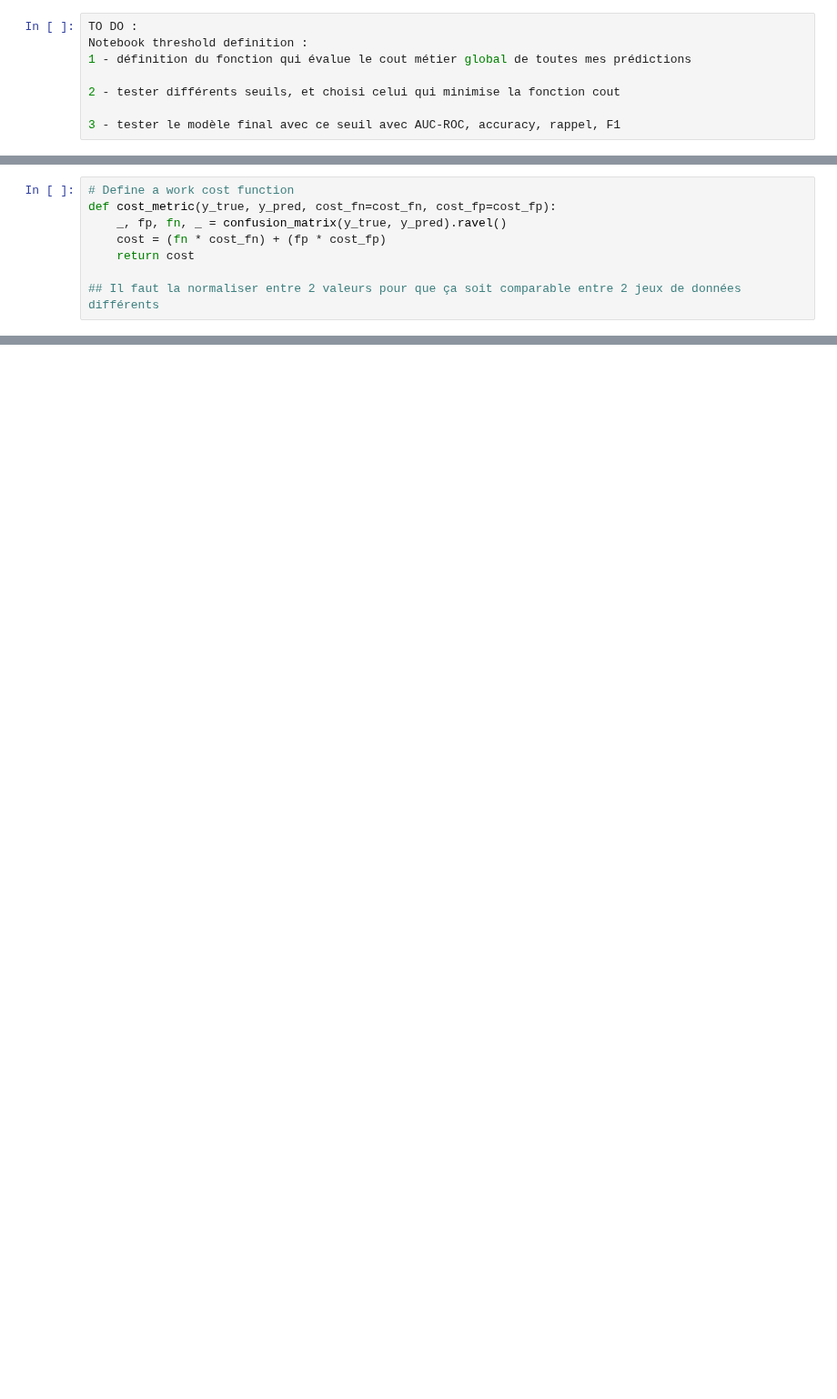
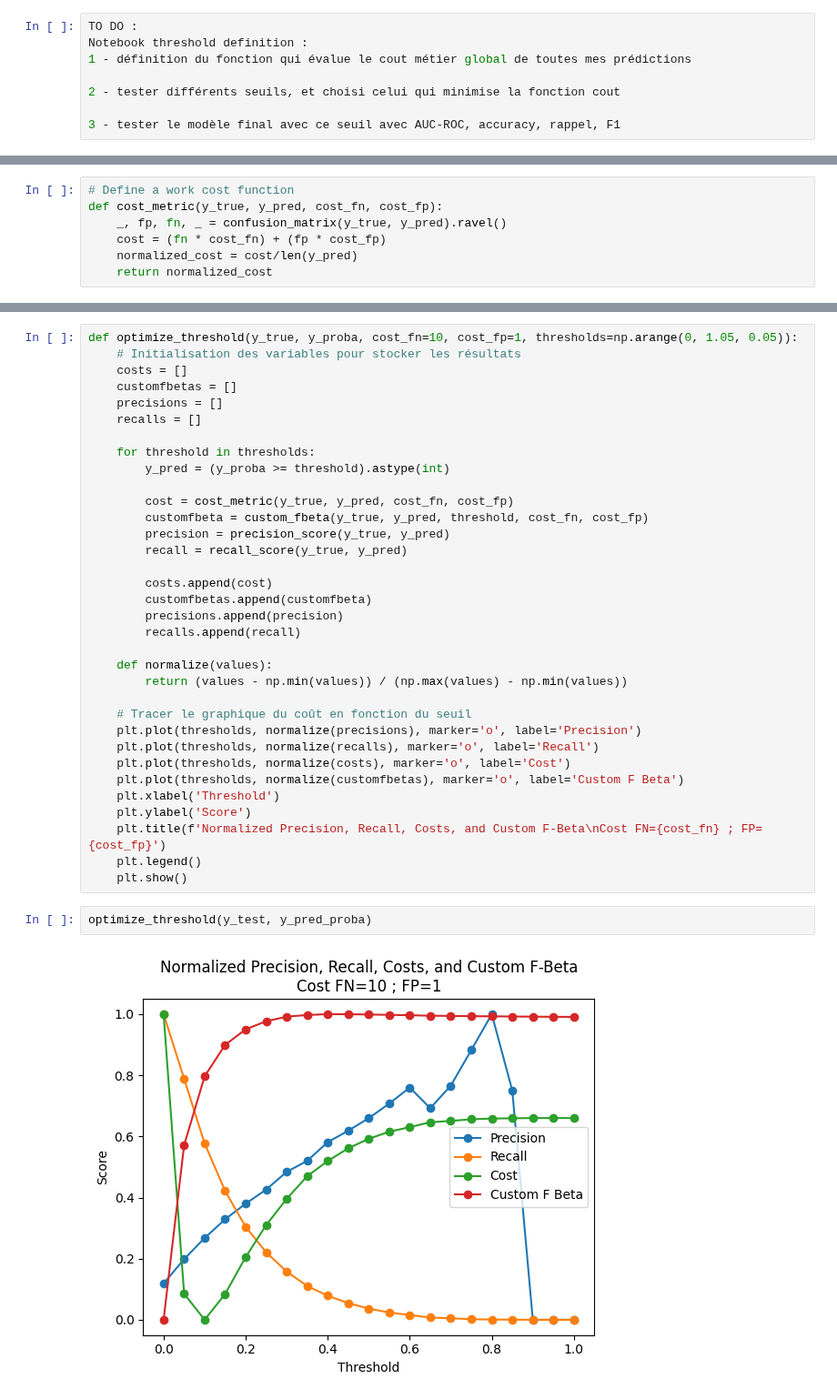
Before and after one commit to felix1801/OpenClassrooms-Projet-7-Modeling, a Jupyter notebook: notebooks/5-threshold_definition.ipynb, the cells around one changed output, grey strips where cells are left out. Shown at 91% size. Drawn from its saved outputs; the diff is of its cells as text; blank space fills up the shorter version.

Commit message:
Finish threshold selection

```diff
--- a/notebooks/5-threshold_definition.ipynb
+++ b/notebooks/5-threshold_definition.ipynb
@@ -9,8 +124,7 @@ Notebook threshold definition :
 # %%
 # Define a work cost function
-def cost_metric(y_true, y_pred, cost_fn=cost_fn, cost_fp=cost_fp):
+def cost_metric(y_true, y_pred, cost_fn, cost_fp):
     _, fp, fn, _ = confusion_matrix(y_true, y_pred).ravel()
     cost = (fn * cost_fn) + (fp * cost_fp)
-    return cost
-
-## Il faut la normaliser entre 2 valeurs pour que ça soit comparable entre 2 jeux de données différents
+    normalized_cost = cost/len(y_pred)
+    return normalized_cost
@@ -39,0 +146,38 @@ print(f"Test AUC-ROC: {test_auc_roc}")
+# %%
+def optimize_threshold(y_true, y_proba, cost_fn=10, cost_fp=1, thresholds=np.arange(0, 1.05, 0.05)):
+    # Initialisation des variables pour stocker les résultats
+    costs = []
+    customfbetas = []
+    precisions = []
+    recalls = []
+
+    for threshold in thresholds:
+        y_pred = (y_proba >= threshold).astype(int)
+
+        cost = cost_metric(y_true, y_pred, cost_fn, cost_fp)
+        customfbeta = custom_fbeta(y_true, y_pred, threshold, cost_fn, cost_fp)
+        precision = precision_score(y_true, y_pred)
+        recall = recall_score(y_true, y_pred)
+
+        costs.append(cost)
+        customfbetas.append(customfbeta)
+        precisions.append(precision)
+        recalls.append(recall)
+
+    def normalize(values):
+        return (values - np.min(values)) / (np.max(values) - np.min(values))
+
+    # Tracer le graphique du coût en fonction du seuil
+    plt.plot(thresholds, normalize(precisions), marker='o', label='Precision')
+    plt.plot(thresholds, normalize(recalls), marker='o', label='Recall')
+    plt.plot(thresholds, normalize(costs), marker='o', label='Cost')
+    plt.plot(thresholds, normalize(customfbetas), marker='o', label='Custom F Beta')
+    plt.xlabel('Threshold')
+    plt.ylabel('Score')
+    plt.title(f'Normalized Precision, Recall, Costs, and Custom F-Beta\nCost FN={cost_fn} ; FP={cost_fp}')
+    plt.legend()
+    plt.show()
+# %%
+optimize_threshold(y_test, y_pred_proba)
+# %% [output]
+[figure, added]
```
Also changed, not shown: parts of 17 cells of this notebook, 4 other files.
